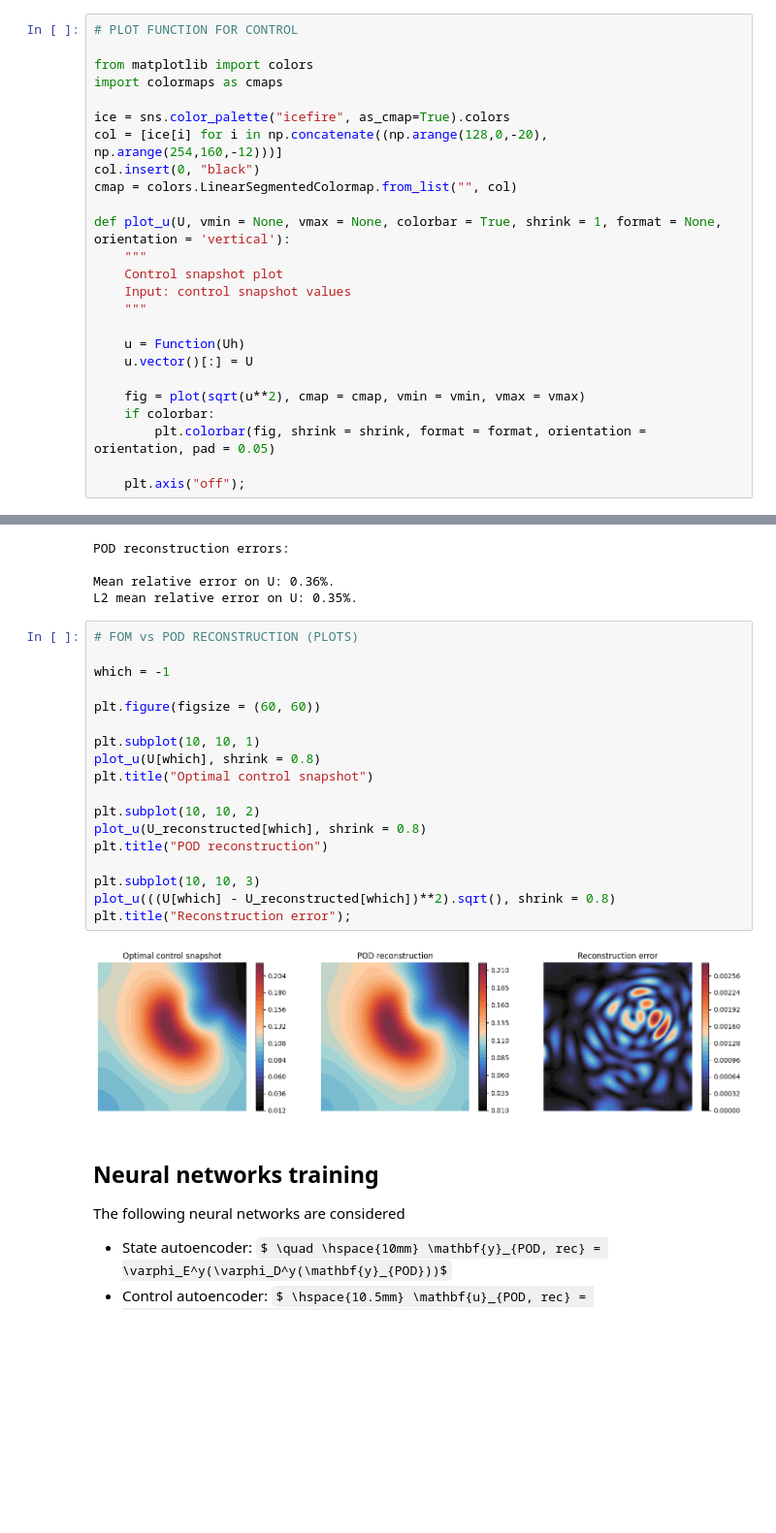
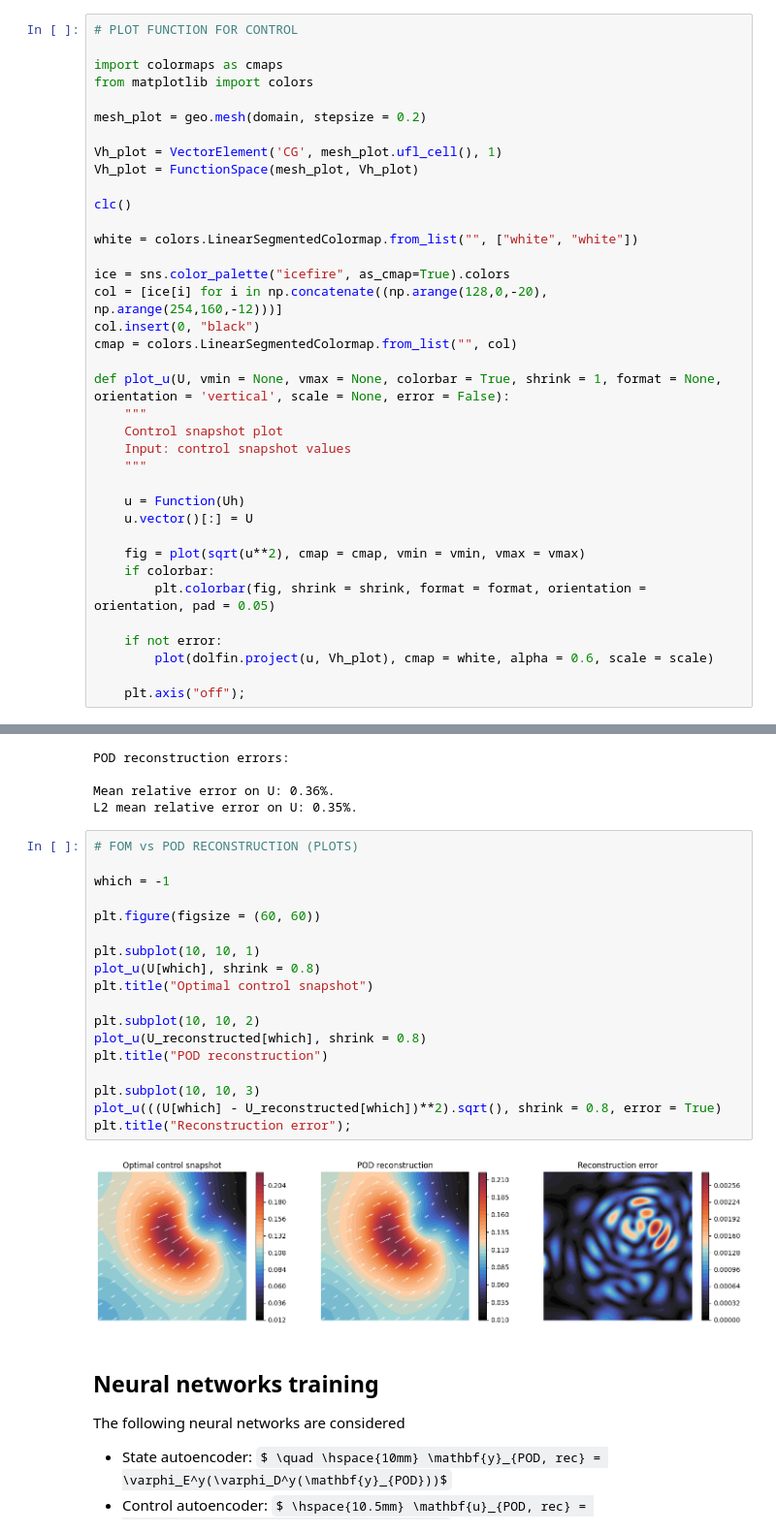
Before and after one commit to MatteoTomasetto/LatentFeedbackControl, a Jupyter notebook: OptimalTransportVacuum.ipynb, the cells around one changed output, grey strips where cells are left out. Shown at 97% size. Drawn from its saved outputs; the diff is of its cells as text; some formulas as TeX source; blank space fills up the shorter version.

```diff
--- a/OptimalTransportVacuum.ipynb
+++ b/OptimalTransportVacuum.ipynb
@@ -295,15 +295,24 @@ def merge_U(Ux, Uy):
 # %%
 # PLOT FUNCTION FOR CONTROL
 
+import colormaps as cmaps
 from matplotlib import colors
-import colormaps as cmaps
+
+mesh_plot = geo.mesh(domain, stepsize = 0.2)
+
+Vh_plot = VectorElement('CG', mesh_plot.ufl_cell(), 1)
+Vh_plot = FunctionSpace(mesh_plot, Vh_plot)
+
+clc()
+
+white = colors.LinearSegmentedColormap.from_list("", ["white", "white"])
 
 ice = sns.color_palette("icefire", as_cmap=True).colors
 col = [ice[i] for i in np.concatenate((np.arange(128,0,-20), np.arange(254,160,-12)))]
 col.insert(0, "black")
 cmap = colors.LinearSegmentedColormap.from_list("", col)
 
-def plot_u(U, vmin = None, vmax = None, colorbar = True, shrink = 1, format = None, orientation = 'vertical'):
+def plot_u(U, vmin = None, vmax = None, colorbar = True, shrink = 1, format = None, orientation = 'vertical', scale = None, error = False):
     """
     Control snapshot plot
     Input: control snapshot values
@@ -316,6 +325,9 @@ def plot_u(U, vmin = None, vmax = None, colorbar = True, shrink = 1, format = No
     if colorbar:
         plt.colorbar(fig, shrink = shrink, format = format, orientation = orientation, pad = 0.05)
 
+    if not error:
+        plot(dolfin.project(u, Vh_plot), cmap = white, alpha = 0.6, scale = scale)
+
     plt.axis("off");
 # %%
 # SNAPSHOT EXAMPLE (PLOT)
@@ -480,23 +492,23 @@ L2 mean relative error on U: 0.35%.
 # %%
 # FOM vs POD RECONSTRUCTION (PLOTS)
 
 which = -1
 
 plt.figure(figsize = (60, 60))
 
 plt.subplot(10, 10, 1)
 plot_u(U[which], shrink = 0.8)
 plt.title("Optimal control snapshot")
 
 plt.subplot(10, 10, 2)
 plot_u(U_reconstructed[which], shrink = 0.8)
 plt.title("POD reconstruction")
 
 plt.subplot(10, 10, 3)
-plot_u(((U[which] - U_reconstructed[which])**2).sqrt(), shrink = 0.8)
+plot_u(((U[which] - U_reconstructed[which])**2).sqrt(), shrink = 0.8, error = True)
 plt.title("Reconstruction error");
 # %% [output]
-[figure, old version]
+[figure, new version]
 # %% [markdown]
 ## Neural networks training
 The following neural networks are considered
```
Also changed, not shown: parts of 7 cells of this notebook, 1 other file.
